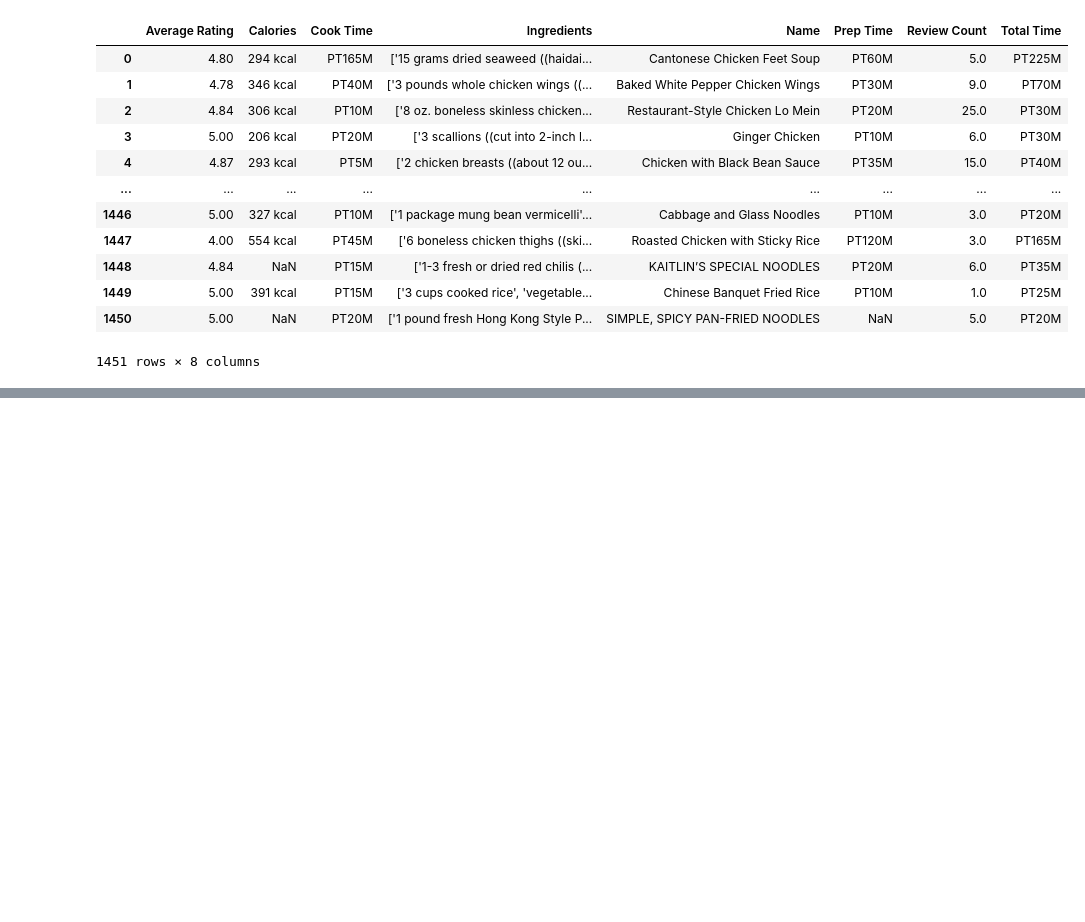
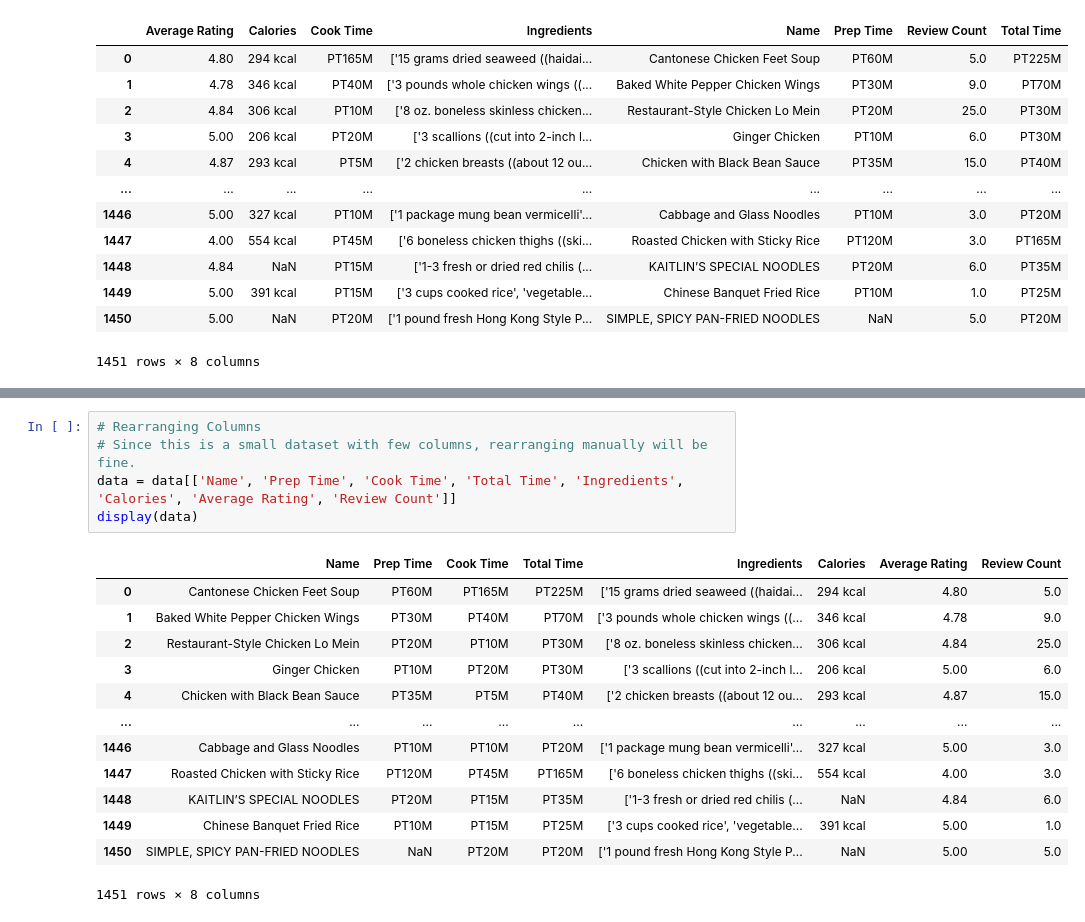
Before and after one commit to hurhurhurt/CS-Projects, a Jupyter notebook: Recipe Analysis.ipynb, the cells around one changed output, grey strips where cells are left out. Cells and saved outputs as stored; diff of their text form; blank space fills up the shorter version.

```diff
--- a/Recipe Analysis.ipynb
+++ b/Recipe Analysis.ipynb
@@ -25,0 +29,19 @@ display(data)
+# %%
+# Rearranging Columns
+# Since this is a small dataset with few columns, rearranging manually will be fine.
+data = data[['Name', 'Prep Time', 'Cook Time', 'Total Time', 'Ingredients', 'Calories', 'Average Rating', 'Review Count']]
+display(data)
+# %% [output]
+|  | Name | Prep Time | Cook Time | Total Time | Ingredients | Calories | Average Rating | Review Count |
+| 0 | Cantonese Chicken Feet Soup | PT60M | PT165M | PT225M | ['15 grams dried seaweed ((haidai... | 294 kcal | 4.80 | 5.0 |
+| 1 | Baked White Pepper Chicken Wings | PT30M | PT40M | PT70M | ['3 pounds whole chicken wings ((... | 346 kcal | 4.78 | 9.0 |
+| 2 | Restaurant-Style Chicken Lo Mein | PT20M | PT10M | PT30M | ['8 oz. boneless skinless chicken... | 306 kcal | 4.84 | 25.0 |
+| 3 | Ginger Chicken | PT10M | PT20M | PT30M | ['3 scallions ((cut into 2-inch l... | 206 kcal | 5.00 | 6.0 |
+| 4 | Chicken with Black Bean Sauce | PT35M | PT5M | PT40M | ['2 chicken breasts ((about 12 ou... | 293 kcal | 4.87 | 15.0 |
+| ... | ... | ... | ... | ... | ... | ... | ... | ... |
+| 1446 | Cabbage and Glass Noodles | PT10M | PT10M | PT20M | ['1 package mung bean vermicelli'... | 327 kcal | 5.00 | 3.0 |
+| 1447 | Roasted Chicken with Sticky Rice | PT120M | PT45M | PT165M | ['6 boneless chicken thighs ((ski... | 554 kcal | 4.00 | 3.0 |
+| 1448 | KAITLIN’S SPECIAL NOODLES | PT20M | PT15M | PT35M | ['1-3 fresh or dried red chilis (... | NaN | 4.84 | 6.0 |
+| 1449 | Chinese Banquet Fried Rice | PT10M | PT15M | PT25M | ['3 cups cooked rice', 'vegetable... | 391 kcal | 5.00 | 1.0 |
+| 1450 | SIMPLE, SPICY PAN-FRIED NOODLES | NaN | PT20M | PT20M | ['1 pound fresh Hong Kong Style P... | NaN | 5.00 | 5.0 |
+1451 rows × 8 columns
```
Also changed, not shown: parts of 4 cells of this notebook.
